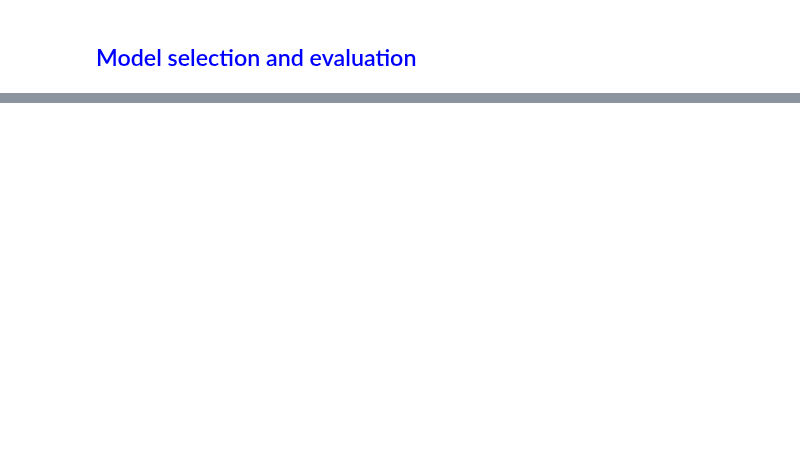
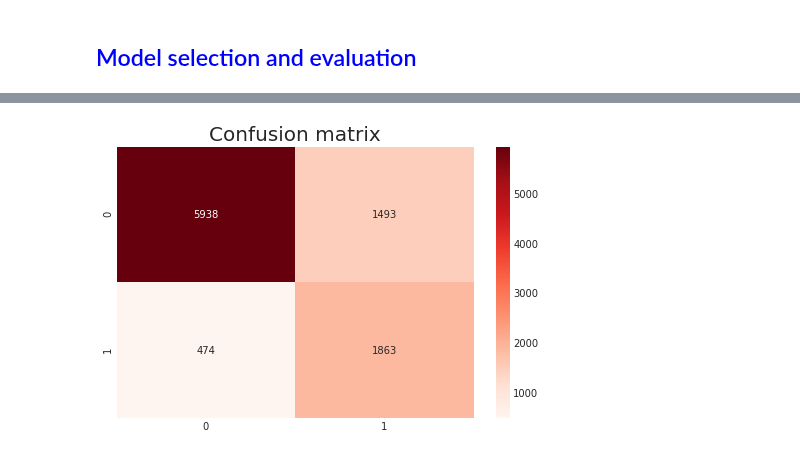
Before and after one commit to PythonPredictions/cobra, a Jupyter notebook: examples/examples.ipynb, the cells around one changed output, grey strips where cells are left out. Drawn from its saved outputs; the diff is of its cells as text; code cells hidden in the pictures; blank space fills up the shorter version.

```diff
--- a/examples/examples.ipynb
+++ b/examples/examples.ipynb
@@ -277,0 +270,4 @@ evaluator.plotLift()
+# %%
+evaluator.plot_confusion_matrix(dim=(8, 5))
+# %% [output]
+[figure, added]
```
Also changed, not shown: parts of 20 cells of this notebook.
